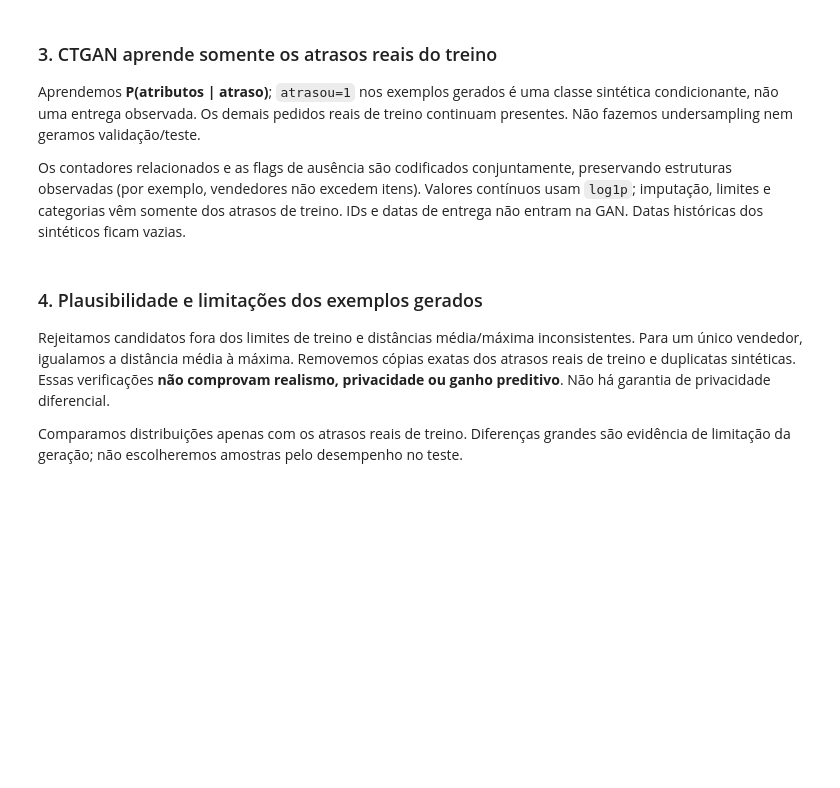
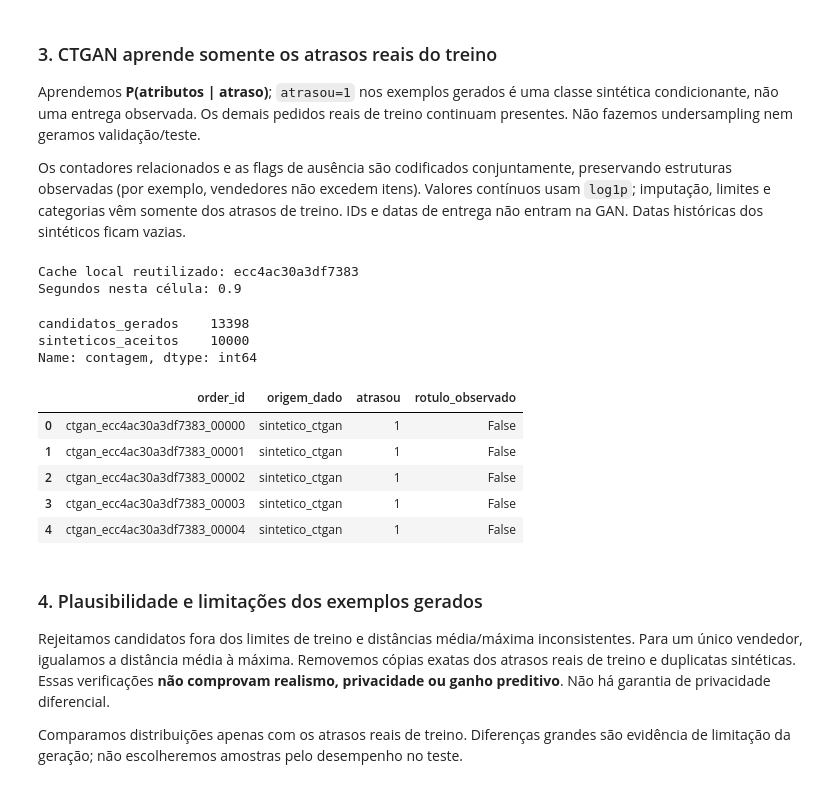
Before and after one commit to ProjetoBootcampTCS/EntregaCerta-AI, a Jupyter notebook: Notebooks/olist_comparacao_otimizada_ctgan_postgresql.ipynb, the cells around one changed output. Saved outputs shown, nothing was run; the diff lists cells and outputs as text; code cells hidden in the pictures; blank space fills up the shorter version.

```diff
--- a/Notebooks/olist_comparacao_otimizada_ctgan_postgresql.ipynb
+++ b/Notebooks/olist_comparacao_otimizada_ctgan_postgresql.ipynb
@@ -111,30 +139,44 @@ IDs e datas de entrega não entram na GAN. Datas históricas dos sintéticos fic
 # %%
 configuracao = {'versao': VERSAO, 'semente': SEMENTE, 'epocas': EPOCAS_CTGAN,
                'quantidade': QUANTIDADE_SINTETICOS, 'hash_treino': hash_base(partes['treino']),
                'hash_codigo': hashlib.sha256((raiz / 'src/experimento_ctgan.py').read_bytes()).hexdigest(),
                'versoes': versoes}
 experimento_id = hashlib.sha256(json.dumps(configuracao, sort_keys=True).encode()).hexdigest()[:16]
 pasta_resultados = raiz / 'Modelos' / 'experimento_ctgan' / experimento_id
 pasta_resultados.mkdir(parents=True, exist_ok=True)
 cache = pasta_resultados / 'geracao.joblib'
 inicio = time.perf_counter()
 if cache.exists():
     pacote_salvo = joblib.load(cache)  # Somente cache local gerado por este projeto.
     assert pacote_salvo['configuracao'] == configuracao
     pacote = pacote_salvo['pacote']
     sinteticos = pacote_salvo['sinteticos']
     qualidade_geracao = pacote_salvo['qualidade']
     print('Cache local reutilizado:', experimento_id)
 else:
     print('Treinando CTGAN somente nos atrasos reais do treino...', flush=True)
-    pacote = ajustar_gerador(partes['treino'], EPOCAS_CTGAN, SEMENTE)
+    # Threads evitam problemas de encerramento de subprocessos no Windows.
+    with joblib.parallel_backend("threading", n_jobs=4):
+        pacote = ajustar_gerador(partes['treino'], EPOCAS_CTGAN, SEMENTE)
     sinteticos, qualidade_geracao = gerar_atrasos(pacote, QUANTIDADE_SINTETICOS, experimento_id)
     joblib.dump({'configuracao': configuracao, 'pacote': pacote, 'sinteticos': sinteticos,
                  'qualidade': qualidade_geracao}, cache)
 validar_injecao(base_real, sinteticos)
 print('Segundos nesta célula:', round(time.perf_counter() - inicio, 1))
 display(pd.Series(qualidade_geracao, name='contagem'))
 display(sinteticos[['order_id', 'origem_dado', 'atrasou', 'rotulo_observado']].head())
+# %% [output]
+Cache local reutilizado: ecc4ac30a3df7383
+Segundos nesta célula: 0.9
+candidatos_gerados    13398
+sinteticos_aceitos    10000
+Name: contagem, dtype: int64
+|  | order_id | origem_dado | atrasou | rotulo_observado |
+| 0 | ctgan_ecc4ac30a3df7383_00000 | sintetico_ctgan | 1 | False |
+| 1 | ctgan_ecc4ac30a3df7383_00001 | sintetico_ctgan | 1 | False |
+| 2 | ctgan_ecc4ac30a3df7383_00002 | sintetico_ctgan | 1 | False |
+| 3 | ctgan_ecc4ac30a3df7383_00003 | sintetico_ctgan | 1 | False |
+| 4 | ctgan_ecc4ac30a3df7383_00004 | sintetico_ctgan | 1 | False |
 # %% [markdown]
 ### 4. Plausibilidade e limitações dos exemplos gerados
 
```
Also changed, not shown: parts of 8 cells of this notebook, 2 other files.
